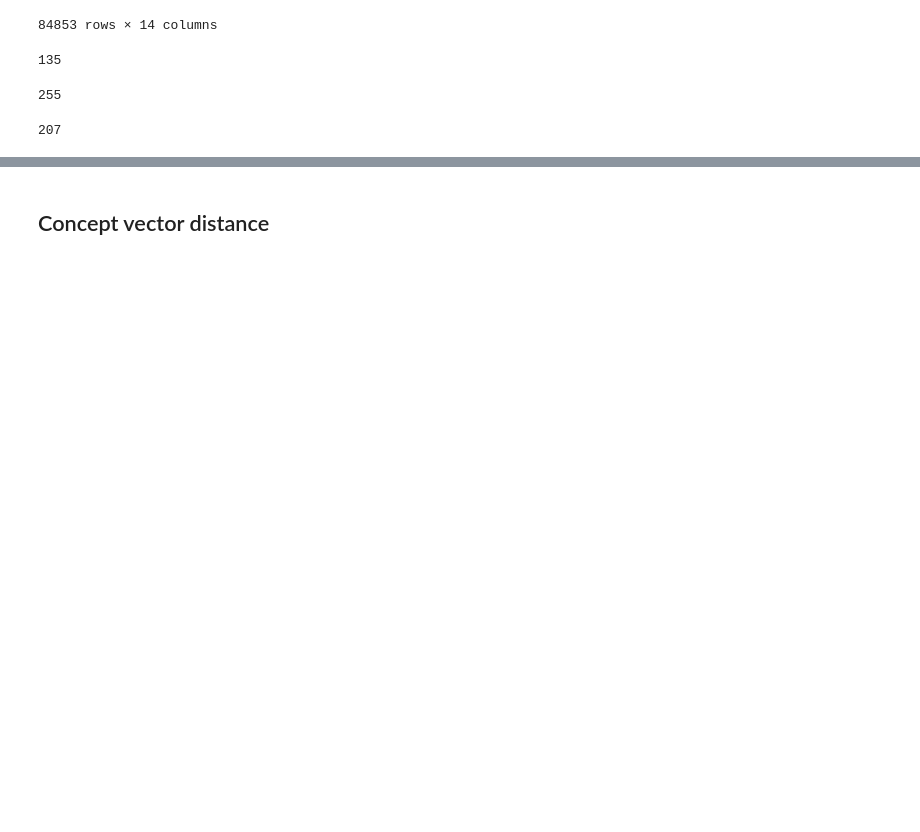
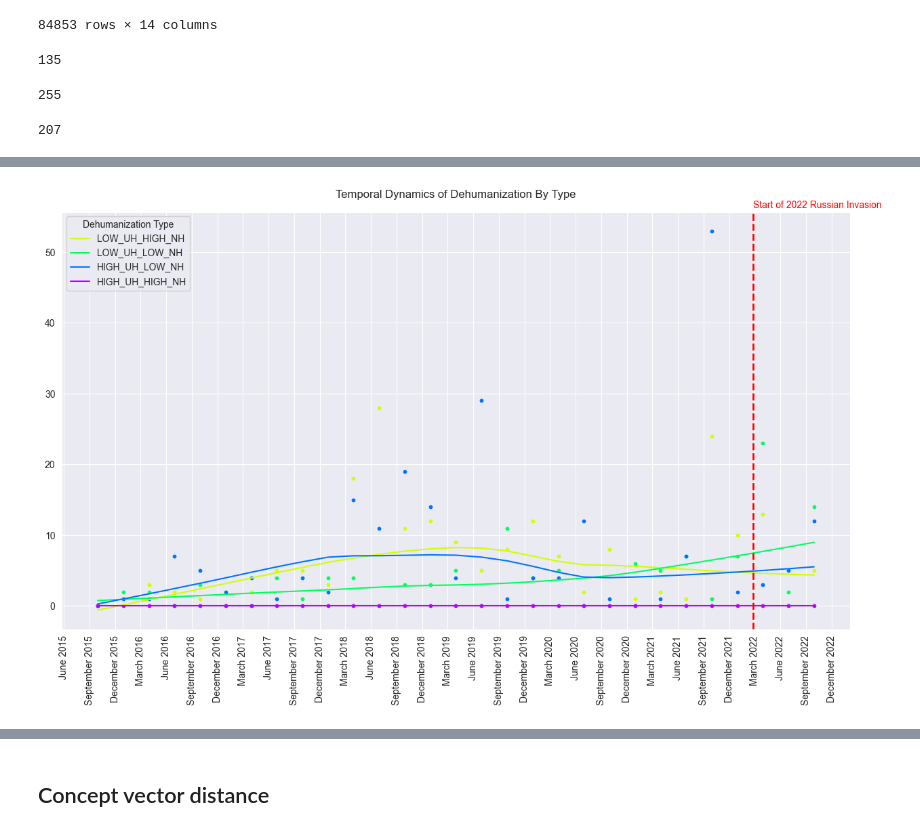
Before and after one commit to kateburovova/dehumanization, a Jupyter notebook: diachronic_analysis.ipynb, the cells around one changed output, grey strips where cells are left out. Drawn from its saved outputs; the diff is of its cells as text; code cells hidden in the pictures; blank space fills up the shorter version.

Commit message:
added plot for temporal dynamics

```diff
--- a/diachronic_analysis.ipynb
+++ b/diachronic_analysis.ipynb
@@ -991,0 +996,2 @@ df_predicted_data_merged.LOW_UH_HIGH_NH.sum()
+# %%
+df_predicted_data_merged.set_index('date', inplace=True)
@@ -991,0 +1065,58 @@ df_predicted_data_merged.LOW_UH_HIGH_NH.sum()
+# %%
+import pandas as pd
+import seaborn as sns
+import matplotlib.pyplot as plt
+from matplotlib import dates
+from statsmodels.nonparametric.smoothers_lowess import lowess
+import numpy as np
+
+columns_to_plot = entities_list
+df_predicted_data_merged_ = df_predicted_data_merged[columns_to_plot].copy()
+
+df_monthly = df_predicted_data_merged_.resample('3M').sum().copy()
+
+# Subset data up to 25th November 2022
+df_monthly = df_monthly[df_monthly.index <= '2022-11-25'].copy()
+
+# N = 5
+# df_monthly_rolling = df_monthly.rolling(window=N).mean()
+
+df_melted = df_monthly.reset_index().melt('date', var_name='a', value_name='b').copy()
+
+plt.figure(figsize=(15, 8))
+
+colors = sns.color_palette("hsv", len(entities_list))
+
+for i, entity in enumerate(entities_list):
+    entity_data = df_melted[df_melted['a'] == entity].copy()
+
+    # Convert date into numerical format for LOWESS
+    entity_data['date_num'] = np.arange(len(entity_data))
+
+    # Apply lowess smoother
+    smoothed = lowess(entity_data['b'], entity_data['date_num'])
+
+    # Plot lowess smoothed data
+    plt.plot(entity_data['date'], smoothed[:, 1], color=colors[i], label=entity)
+
+    # Scatter plot of original data
+    plt.scatter(entity_data['date'], entity_data['b'], color=colors[i], s=10)
+
+ax = plt.gca()
+ax.xaxis.set_major_locator(dates.MonthLocator(interval=3))
+ax.xaxis.set_major_formatter(dates.DateFormatter('%B %Y'))
+plt.xticks(rotation=90)
+
+line_date = pd.to_datetime('2022-02-24')
+plt.axvline(line_date, color='r', linestyle='--', lw=2)
+
+offset_y = ax.get_ylim()[1] * 0.01
+plt.text(line_date, ax.get_ylim()[1] + offset_y, 'Start of 2022 Russian Invasion', color='red')
+
+plt.title('Temporal Dynamics of Dehumanization By Type', y=1.02)
+
+plt.legend(title='Dehumanization Type')
+
+plt.show()
+# %% [output]
+[figure, added]
```
Also changed, not shown: parts of 8 cells of this notebook.
